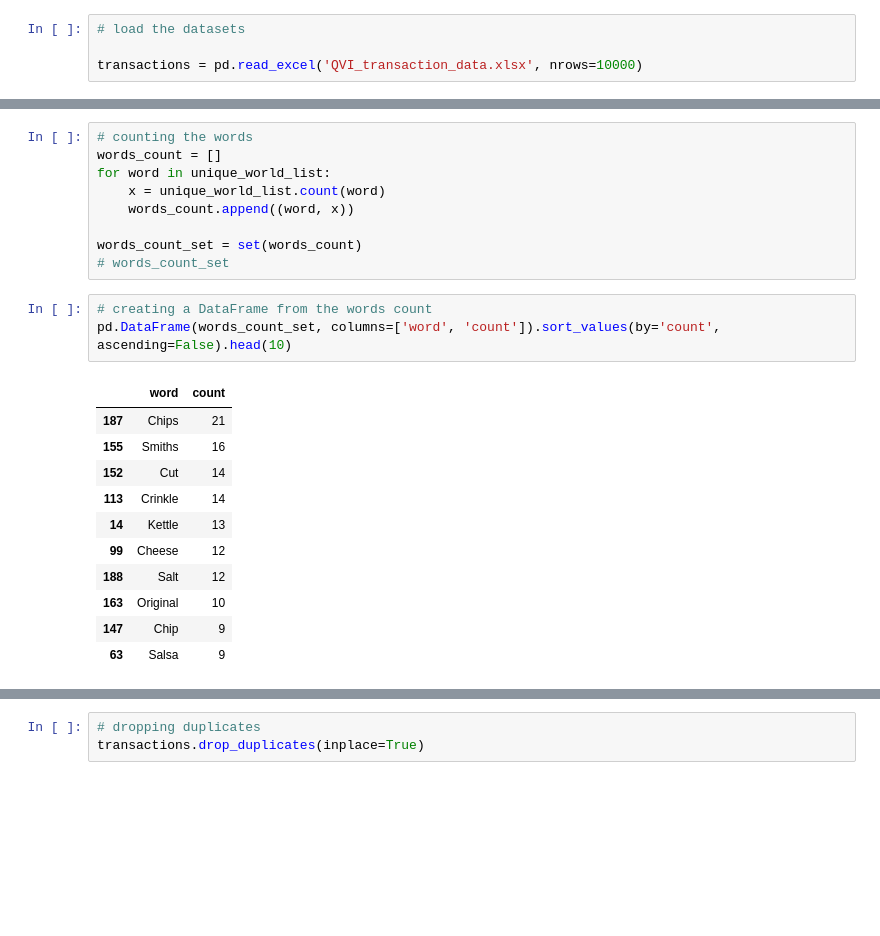
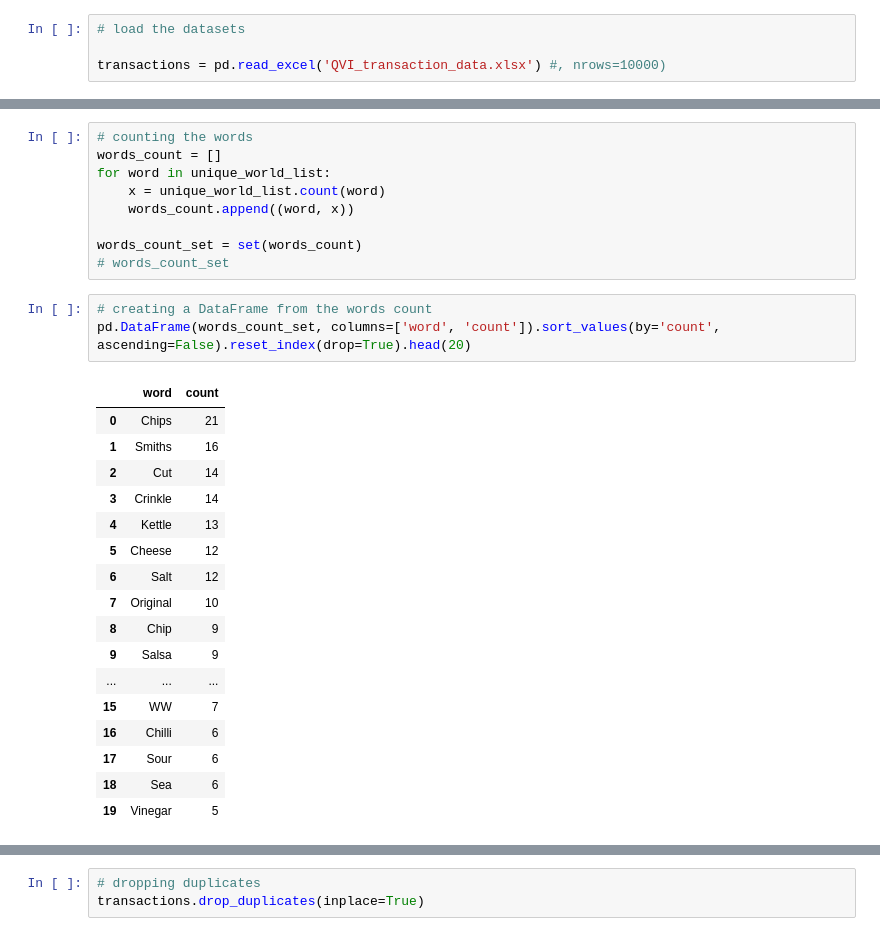
Before and after one commit to 7086600/quantium_project, a Jupyter notebook: quantium.ipynb, the cells around one changed output, grey strips where cells are left out. Saved outputs shown, nothing was run; the diff lists cells and outputs as text; blank space fills up the shorter version.

```diff
--- a/quantium.ipynb
+++ b/quantium.ipynb
@@ -59,7 +59,7 @@ Let's start by examining the transaction dataset.
 # %%
 # load the datasets
 
-transactions = pd.read_excel('QVI_transaction_data.xlsx', nrows=10000)
+transactions = pd.read_excel('QVI_transaction_data.xlsx') #, nrows=10000)
 # %%
 # shape of datasets
 print("Transactions dataset shape:", transactions.shape)
@@ -300,16 +281,22 @@ words_count_set = set(words_count)
 # words_count_set
 # %%
 # creating a DataFrame from the words count
-pd.DataFrame(words_count_set, columns=['word', 'count']).sort_values(by='count', ascending=False).head(10)
+pd.DataFrame(words_count_set, columns=['word', 'count']).sort_values(by='count', ascending=False).reset_index(drop=True).head(20)
 # %% [output]
 |  | word | count |
-| 187 | Chips | 21 |
-| 155 | Smiths | 16 |
-| 152 | Cut | 14 |
-| 113 | Crinkle | 14 |
-| 14 | Kettle | 13 |
-| 99 | Cheese | 12 |
-| 188 | Salt | 12 |
-| 163 | Original | 10 |
-| 147 | Chip | 9 |
-| 63 | Salsa | 9 |
+| 0 | Chips | 21 |
+| 1 | Smiths | 16 |
+| 2 | Cut | 14 |
+| 3 | Crinkle | 14 |
+| 4 | Kettle | 13 |
+| 5 | Cheese | 12 |
+| 6 | Salt | 12 |
+| 7 | Original | 10 |
+| 8 | Chip | 9 |
+| 9 | Salsa | 9 |
+| ... | ... | ... |
+| 15 | WW | 7 |
+| 16 | Chilli | 6 |
+| 17 | Sour | 6 |
+| 18 | Sea | 6 |
+| 19 | Vinegar | 5 |
```
Also changed, not shown: parts of 8 cells of this notebook.
